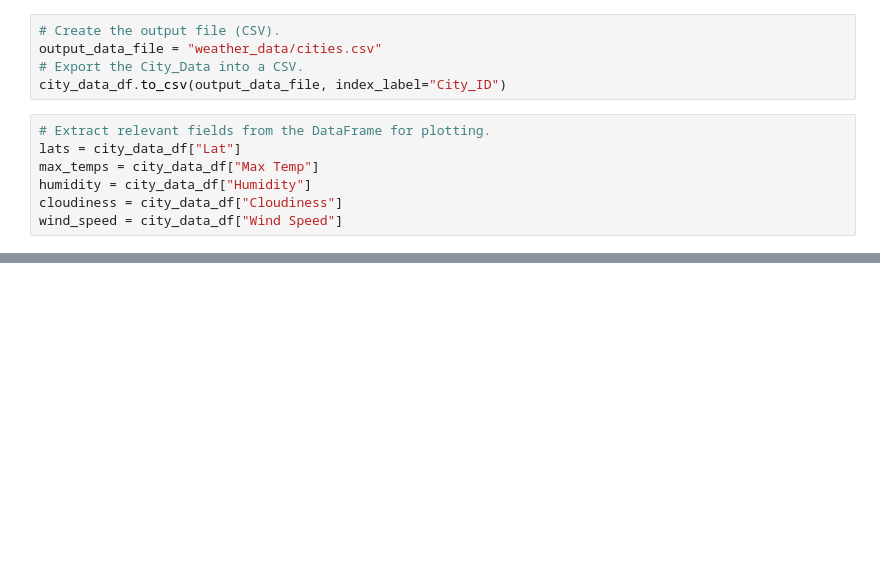
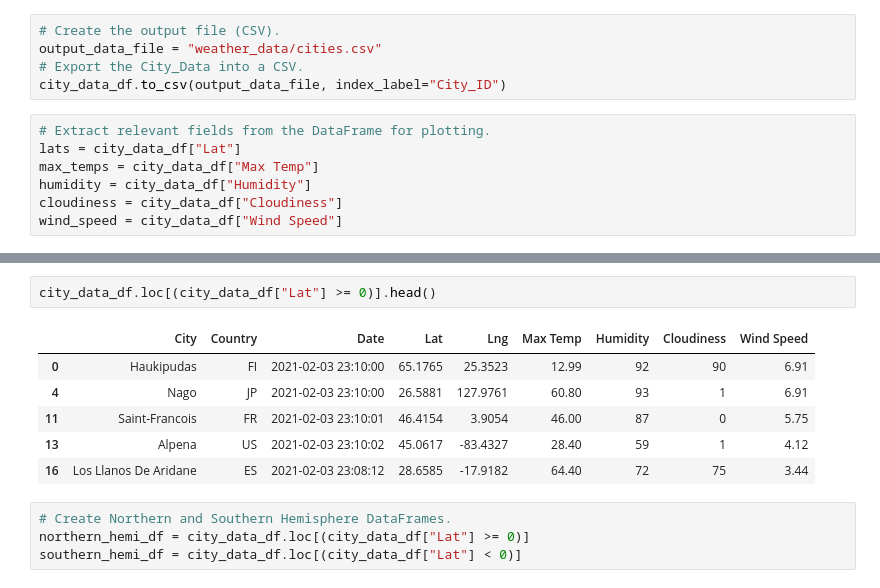
Before and after one commit to Soniaprogram/World_Weather_Analysis, a Jupyter notebook: WeatherPy.ipynb, the cells around one changed output, grey strips where cells are left out. Cells and saved outputs as stored; diff of their text form; blank space fills up the shorter version.

```diff
--- a/WeatherPy.ipynb
+++ b/WeatherPy.ipynb
@@ -283,0 +340,13 @@ plt.show()
+# %%
+city_data_df.loc[(city_data_df["Lat"] >= 0)].head()
+# %% [output]
+|  | City | Country | Date | Lat | Lng | Max Temp | Humidity | Cloudiness | Wind Speed |
+| 0 | Haukipudas | FI | 2021-02-03 23:10:00 | 65.1765 | 25.3523 | 12.99 | 92 | 90 | 6.91 |
+| 4 | Nago | JP | 2021-02-03 23:10:00 | 26.5881 | 127.9761 | 60.80 | 93 | 1 | 6.91 |
+| 11 | Saint-Francois | FR | 2021-02-03 23:10:01 | 46.4154 | 3.9054 | 46.00 | 87 | 0 | 5.75 |
+| 13 | Alpena | US | 2021-02-03 23:10:02 | 45.0617 | -83.4327 | 28.40 | 59 | 1 | 4.12 |
+| 16 | Los Llanos De Aridane | ES | 2021-02-03 23:08:12 | 28.6585 | -17.9182 | 64.40 | 72 | 75 | 3.44 |
+# %%
+# Create Northern and Southern Hemisphere DataFrames.
+northern_hemi_df = city_data_df.loc[(city_data_df["Lat"] >= 0)]
+southern_hemi_df = city_data_df.loc[(city_data_df["Lat"] < 0)]
```
Also changed, not shown: parts of 20 cells of this notebook.
